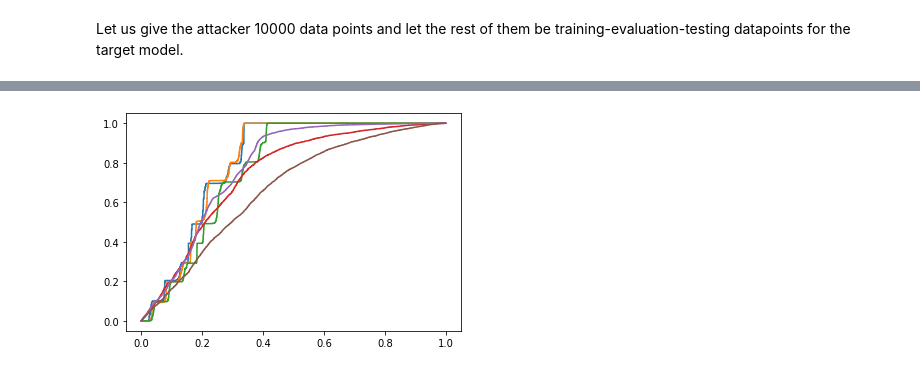
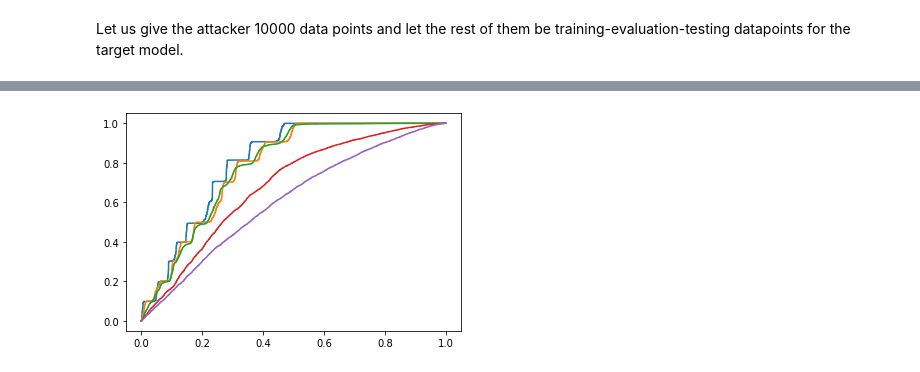
Before and after one commit to VissaMoutafis/Membership-Inference-Research, a Jupyter notebook: Meetings/next-meeting/MIA_vs_overfit_training_size_w_vuln_metric.ipynb, the cells around one changed output, grey strips where cells are left out. Drawn from its saved outputs; the diff is of its cells as text; code cells hidden in the pictures.

```diff
--- a/Meetings/next-meeting/MIA_vs_overfit_training_size_w_vuln_metric.ipynb
+++ b/Meetings/next-meeting/MIA_vs_overfit_training_size_w_vuln_metric.ipynb
@@ -34,5 +50,3 @@ Num GPUs Available:  0
-# %%
-es = EarlyStopping(monitor='val_accuracy', mode='max', min_delta=1e-4, patience=20)
 # %%
 def f_target(X_train, y_train, X_test, y_test, epochs=100):
   """
@@ -55,7 +69,7 @@ def f_target(X_train, y_train, X_test, y_test, epochs=100):
   model.compile(optimizer=optimizer,
               loss=tf.keras.losses.SparseCategoricalCrossentropy(from_logits=True),
               metrics=['accuracy'])
-
+  es = EarlyStopping(monitor='val_accuracy', mode='max', min_delta=1e-4, patience=10)
   history = model.fit(X_train, y_train,
                       epochs=epochs,
                       validation_data=(X_test, y_test),
@@ -76,23 +86,22 @@ We have 50000 train instances and 10000 test instances.
 Let us give the attacker 10000 data points and let the rest of them be training-evaluation-testing datapoints for the target model.
 # %%
 attacker_images, attacker_labels = (test_images, test_labels)
-N_SHADOWS = 5
-D_SHADOW= 5000
+N_SHADOWS = 10
+D_SHADOW= 1000
 # %%
 def f_shadow():
   model = models.Sequential()
-  model.add(layers.Conv2D(32, (3, 3), activation='relu', input_shape=(32, 32, 3)))
+  model.add(layers.Conv2D(32, (3, 3), activation='tanh', input_shape=(32, 32, 3)))
   model.add(layers.MaxPooling2D((2, 2)))
-  model.add(layers.Conv2D(64, (3, 3), activation='relu'))
+  model.add(layers.Conv2D(64, (3, 3), activation='tanh'))
   model.add(layers.MaxPooling2D((2, 2)))
-  model.add(layers.Conv2D(128, (3, 3), activation='relu'))
 
   model.add(layers.Flatten())
-  model.add(layers.Dense(512, activation='relu'))
+  model.add(layers.Dense(128, activation='tanh'))
 
   model.add(layers.Dense(10))
 
-  optimizer = keras.optimizers.SGD(learning_rate=0.001, decay=1e-7)
+  optimizer = keras.optimizers.Adam(learning_rate=0.001)
   model.compile(optimizer=optimizer,
               loss=tf.keras.losses.SparseCategoricalCrossentropy(from_logits=True),
               metrics=['accuracy'])
@@ -127,8 +135,8 @@ scores = []
 history = []
 model_vuln = []
 
-for dataset_size in [2000, 2500, 5000, 7500, 10000, 20000]:
-  X_train, X_test, y_train, y_test = train_test_split(train_images, train_labels, train_size=dataset_size, shuffle=True)
+for dataset_size in [2500, 5000, 7500, 10000, 20000]:
+  X_train, X_test, y_train, y_test = train_test_split(train_images, train_labels, train_size=dataset_size, shuffle=True, random_state=0)
   target_model, h = f_target(X_train, y_train, X_test, y_test, epochs=100)
   history.append(h)
 
@@ -137,6 +145,6 @@ for dataset_size in [2000, 2500, 5000, 7500, 10000, 20000]:
   _score = attack.evaluate_attack()
   scores.append(_score)
 
-  model_vuln.append(evaluate_model_vulnerability(target_model, (X_train, y_train), (attacker_images, attacker_labels), 'tf', batch_size=256))
+  model_vuln.append(evaluate_model_vulnerability(target_model, (X_train, y_train), (attacker_images, attacker_labels), 'tf', batch_size=128))
 # %% [output]
 Epoch 1/100
@@ -159,2 +167,2 @@ AUC: 0.6649479650000001
-[figure, old version]
+[figure, new version]
 # %%
```
Also changed, not shown: parts of 10 cells of this notebook, 6 other files.
